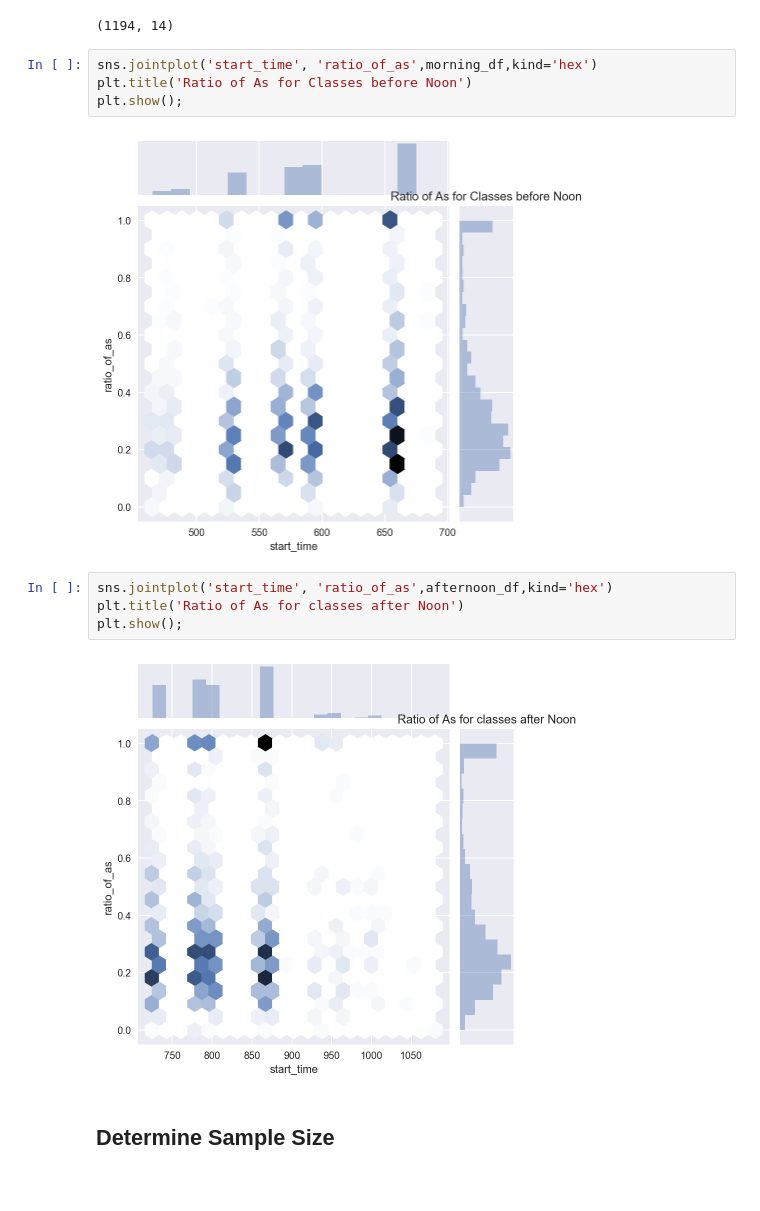
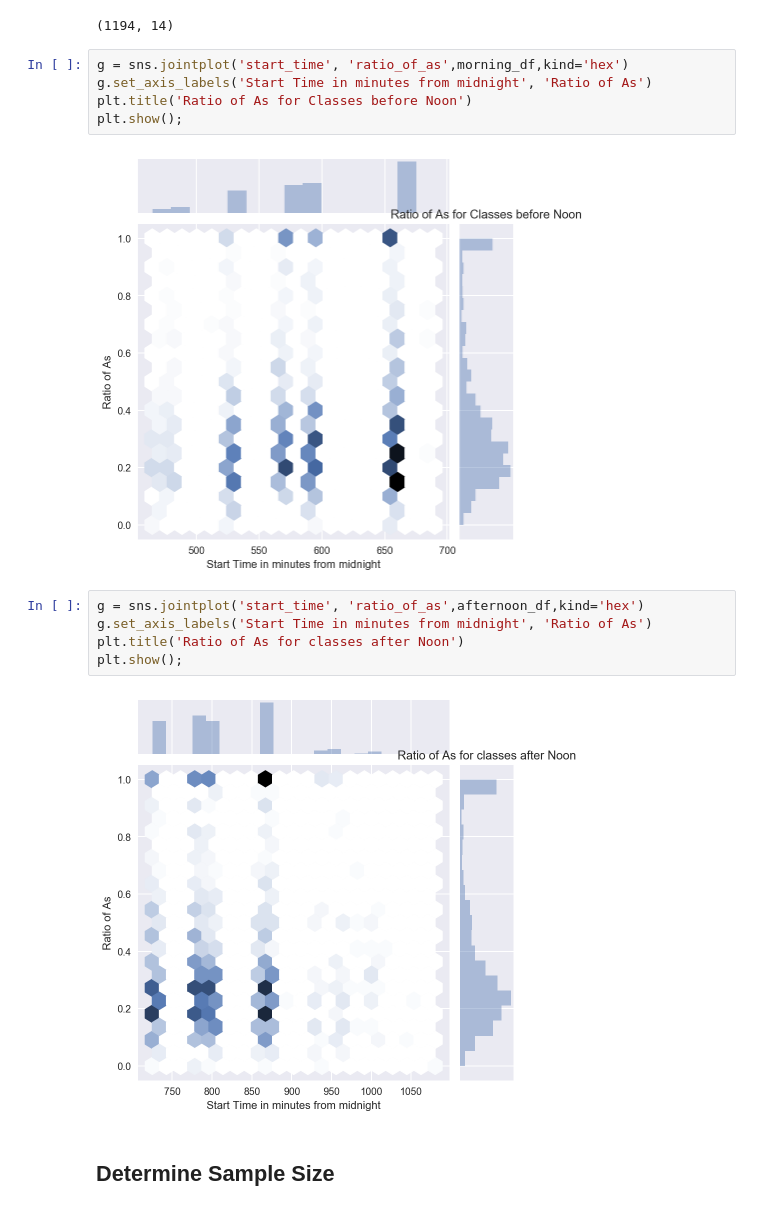
Before and after one commit to kayschulz/build_course_schedule, a Jupyter notebook: math_time_and_grades.ipynb, the cells around one changed output. Saved outputs shown, nothing was run; the diff lists cells and outputs as text.

```diff
--- a/math_time_and_grades.ipynb
+++ b/math_time_and_grades.ipynb
@@ -186,17 +187,19 @@ afternoon_df.shape
 # %% [output]
 (1194, 14)
 # %%
-sns.jointplot('start_time', 'ratio_of_as',morning_df,kind='hex')
+g = sns.jointplot('start_time', 'ratio_of_as',morning_df,kind='hex')
+g.set_axis_labels('Start Time in minutes from midnight', 'Ratio of As')
 plt.title('Ratio of As for Classes before Noon')
 plt.show();
 # %% [output]
-[figure, old version]
+[figure, new version]
 # %%
-sns.jointplot('start_time', 'ratio_of_as',afternoon_df,kind='hex')
+g = sns.jointplot('start_time', 'ratio_of_as',afternoon_df,kind='hex')
+g.set_axis_labels('Start Time in minutes from midnight', 'Ratio of As')
 plt.title('Ratio of As for classes after Noon')
 plt.show();
 # %% [output]
-[figure, old version]
+[figure, new version]
 # %% [markdown]
 ## Determine Sample Size
 # %%
```
Also changed, not shown: parts of 2 cells of this notebook, 2 other files.
